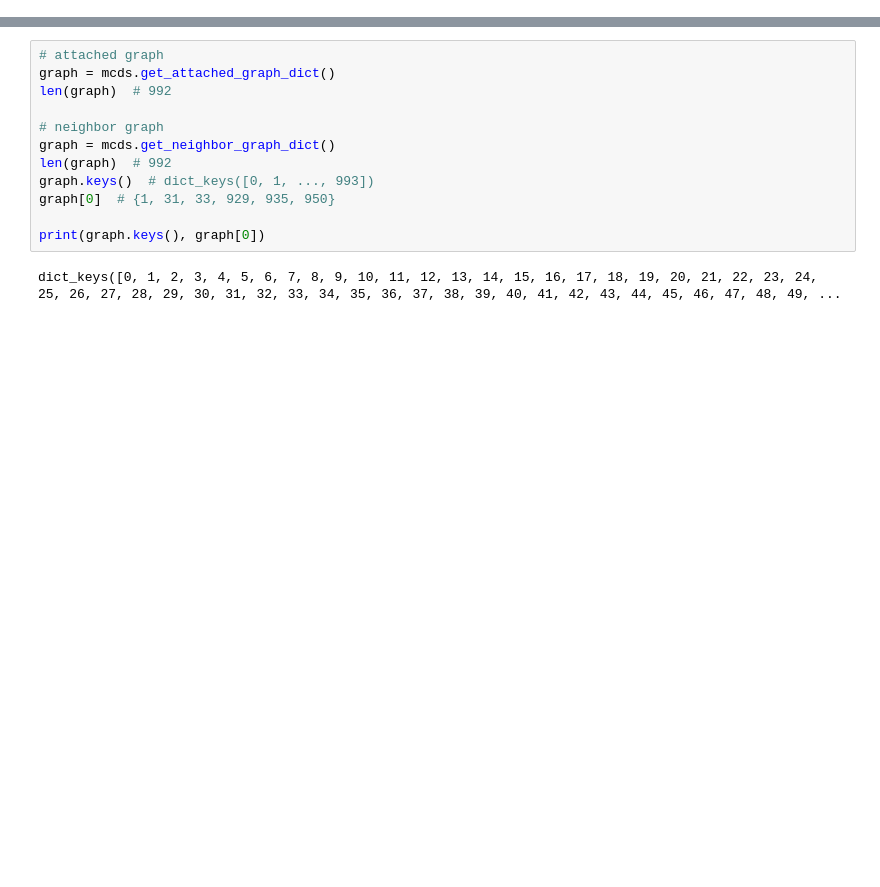
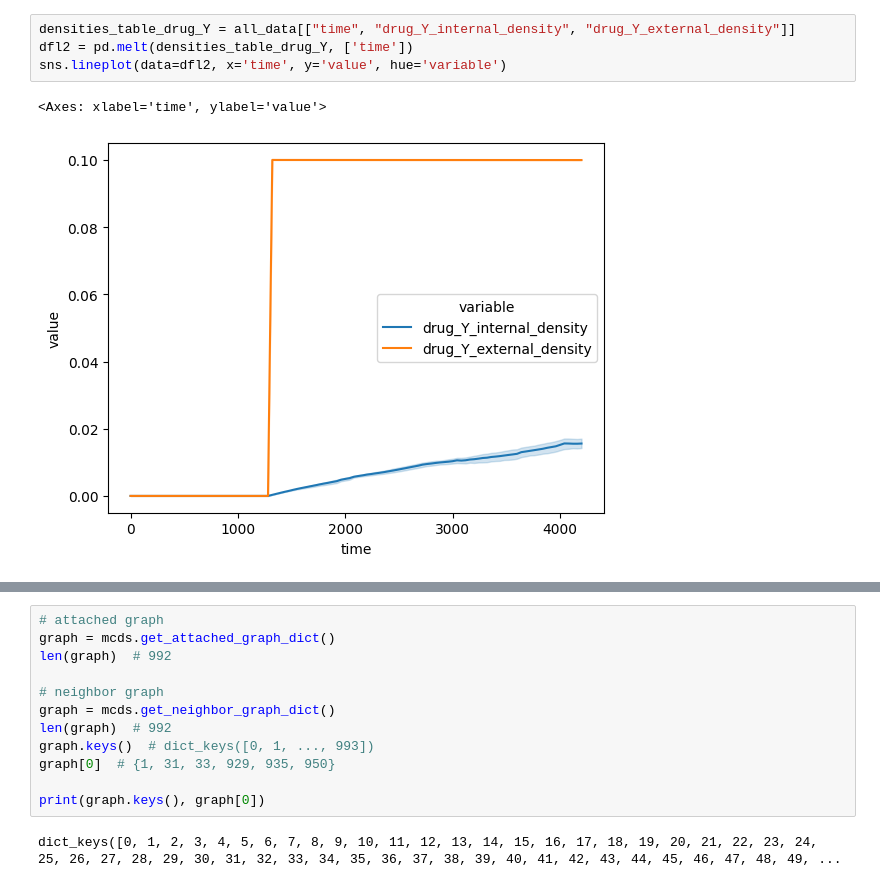
Before and after one commit to PhysiBoSS/PhysiBoSS, a Jupyter notebook: postsim_analysis/simple_output_analysis.ipynb, the cells around one changed output, grey strips where cells are left out. Cells and saved outputs as stored; diff of their text form; blank space fills up the shorter version.

```diff
--- a/postsim_analysis/simple_output_analysis.ipynb
+++ b/postsim_analysis/simple_output_analysis.ipynb
@@ -86,0 +67,7 @@ plt.close()
+# %%
+densities_table_drug_Y = all_data[["time", "drug_Y_internal_density", "drug_Y_external_density"]]
+dfl2 = pd.melt(densities_table_drug_Y, ['time'])
+sns.lineplot(data=dfl2, x='time', y='value', hue='variable')
+# %% [output]
+<Axes: xlabel='time', ylabel='value'>
+[figure, added]
```
Also changed, not shown: parts of 15 cells of this notebook, 48 other files.
